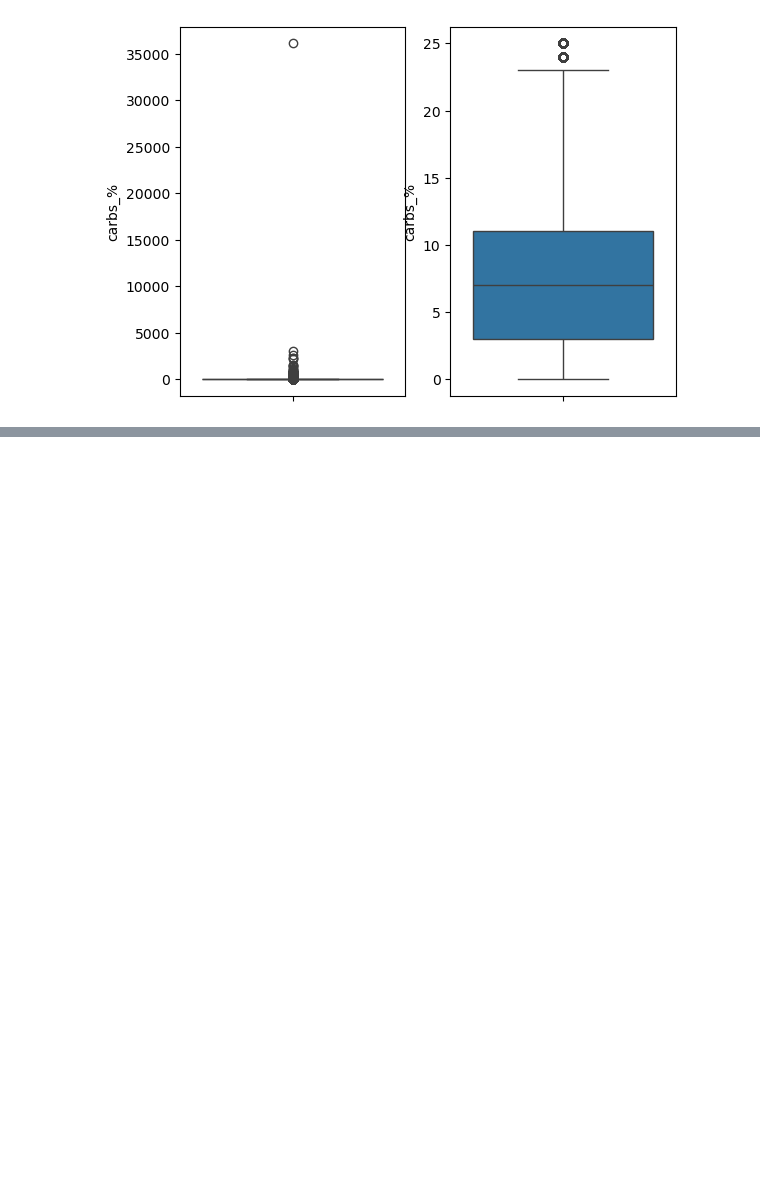
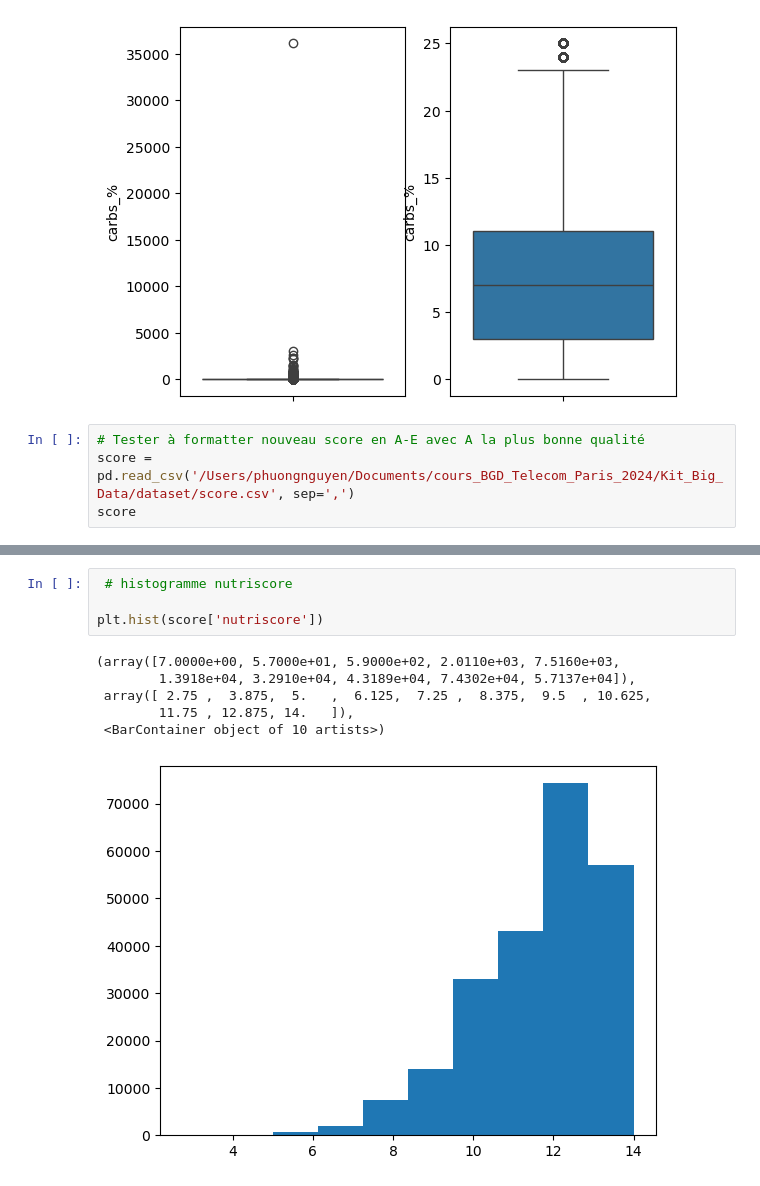
Before and after one commit to IndiraFa/PositioningStrategy_webapp, a Jupyter notebook: calcul_nutriscore_nb.ipynb, the cells around one changed output, grey strips where cells are left out. Saved outputs shown, nothing was run; the diff lists cells and outputs as text; blank space fills up the shorter version.

Commit message:
add label score

```diff
--- a/calcul_nutriscore_nb.ipynb
+++ b/calcul_nutriscore_nb.ipynb
@@ -301,3 +305,7 @@ sat_fat_%
 [figure]
 carbs_%
 [figure]
+# %%
+# Tester à formatter nouveau score en A-E avec A la plus bonne qualité
+score = pd.read_csv('/Users/phuongnguyen/Documents/cours_BGD_Telecom_Paris_2024/Kit_Big_Data/dataset/score.csv', sep=',')
+score
@@ -303,0 +326,11 @@ carbs_%
+# %%
+ # histogramme nutriscore
+
+plt.hist(score['nutriscore'])
+# %% [output]
+(array([7.0000e+00, 5.7000e+01, 5.9000e+02, 2.0110e+03, 7.5160e+03,
+        1.3918e+04, 3.2910e+04, 4.3189e+04, 7.4302e+04, 5.7137e+04]),
+ array([ 2.75 ,  3.875,  5.   ,  6.125,  7.25 ,  8.375,  9.5  , 10.625,
+        11.75 , 12.875, 14.   ]),
+ <BarContainer object of 10 artists>)
+[figure, added]
```
Also changed, not shown: parts of 7 cells of this notebook.
